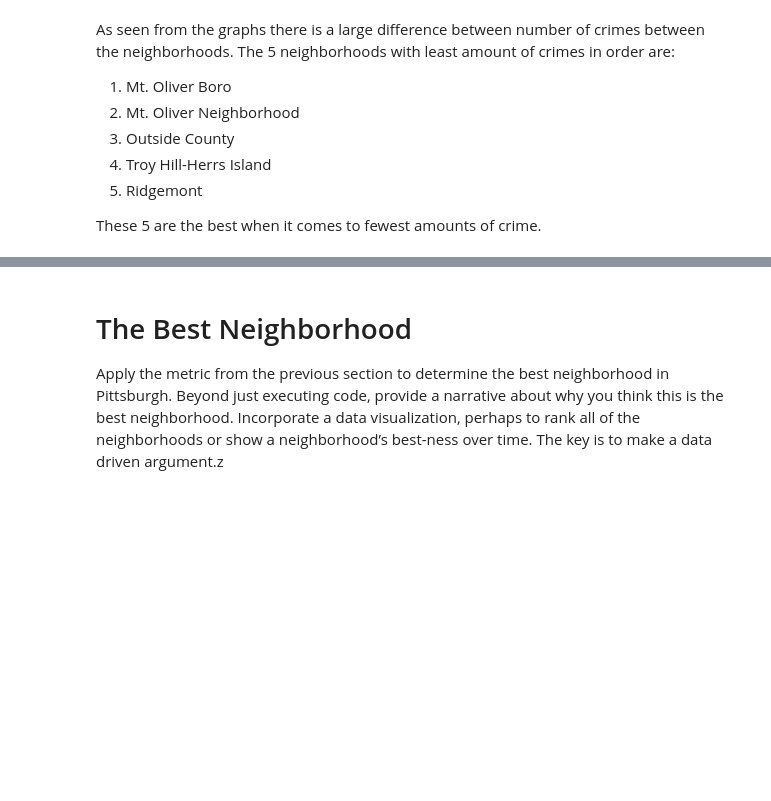
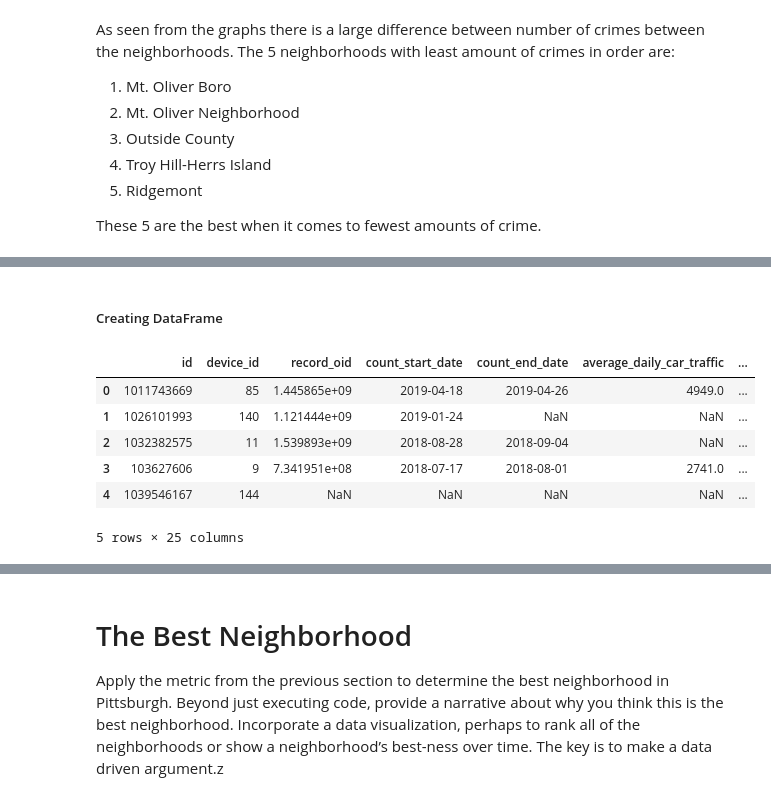
Before and after one commit to SeymourEric/Big-Ideas-Final-Project, a Jupyter notebook: presentationNotebook.ipynb, the cells around one changed output, grey strips where cells are left out. Cells and saved outputs as stored; diff of their text form; code cells hidden in the pictures; blank space fills up the shorter version.

Commit message:
Added traffic submetric

```diff
--- a/presentationNotebook.ipynb
+++ b/presentationNotebook.ipynb
@@ -192,0 +204,17 @@ These 5 are the best when it comes to fewest amounts of crime.
+# %% [markdown]
+##### Creating DataFrame
+# %%
+import pandas as pd
+
+#https://data.wprdc.org/dataset/traffic-count-data-city-of-pittsburgh
+traffic = pd.read_csv("traffic.csv")
+
+traffic.head()
+# %% [output]
+|  | id | device_id | record_oid | count_start_date | count_end_date | average_daily_car_traffic | ... |
+| 0 | 1011743669 | 85 | 1.445865e+09 | 2019-04-18 | 2019-04-26 | 4949.0 | ... |
+| 1 | 1026101993 | 140 | 1.121444e+09 | 2019-01-24 | NaN | NaN | ... |
+| 2 | 1032382575 | 11 | 1.539893e+09 | 2018-08-28 | 2018-09-04 | NaN | ... |
+| 3 | 103627606 | 9 | 7.341951e+08 | 2018-07-17 | 2018-08-01 | 2741.0 | ... |
+| 4 | 1039546167 | 144 | NaN | NaN | NaN | NaN | ... |
+5 rows × 25 columns
```
Also changed, not shown: parts of 7 cells of this notebook.
